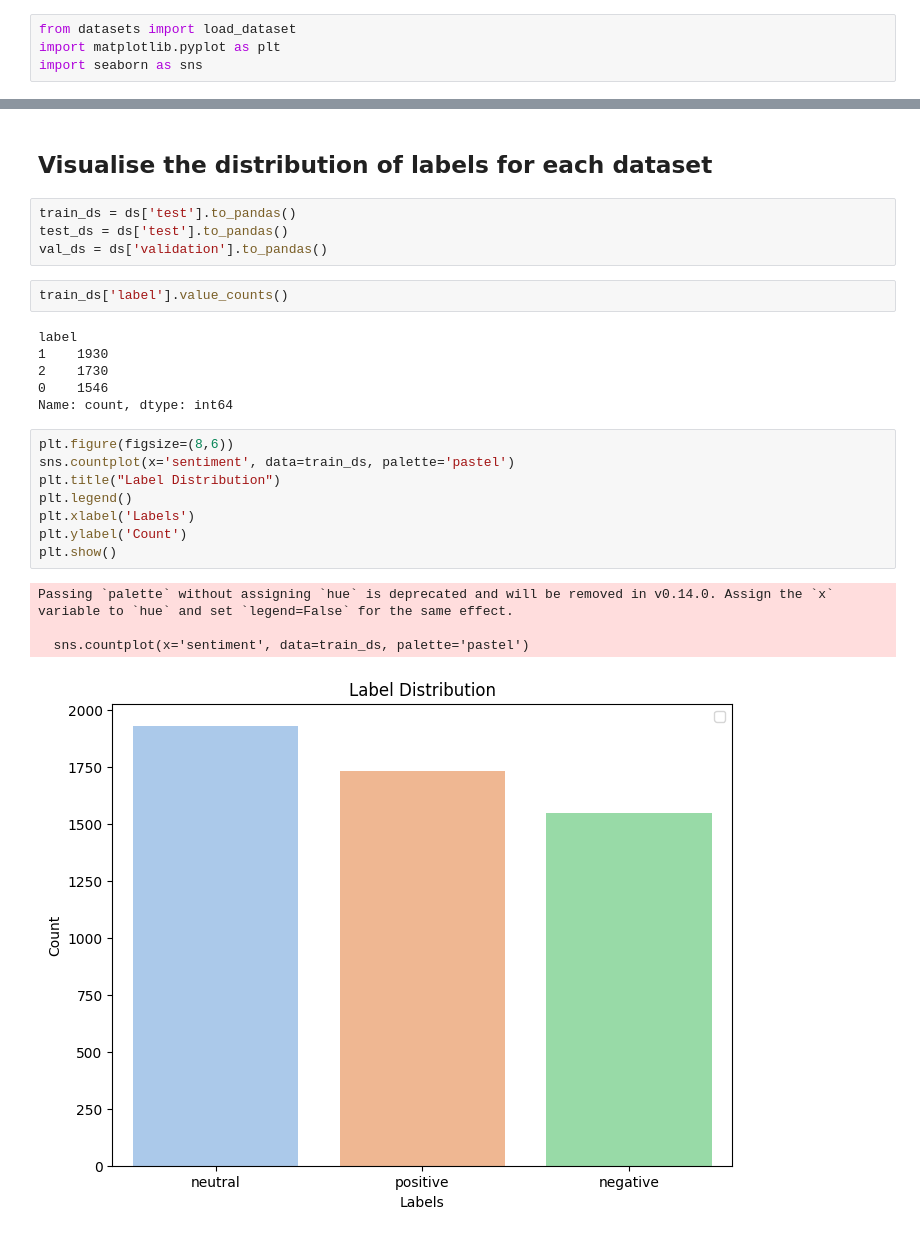
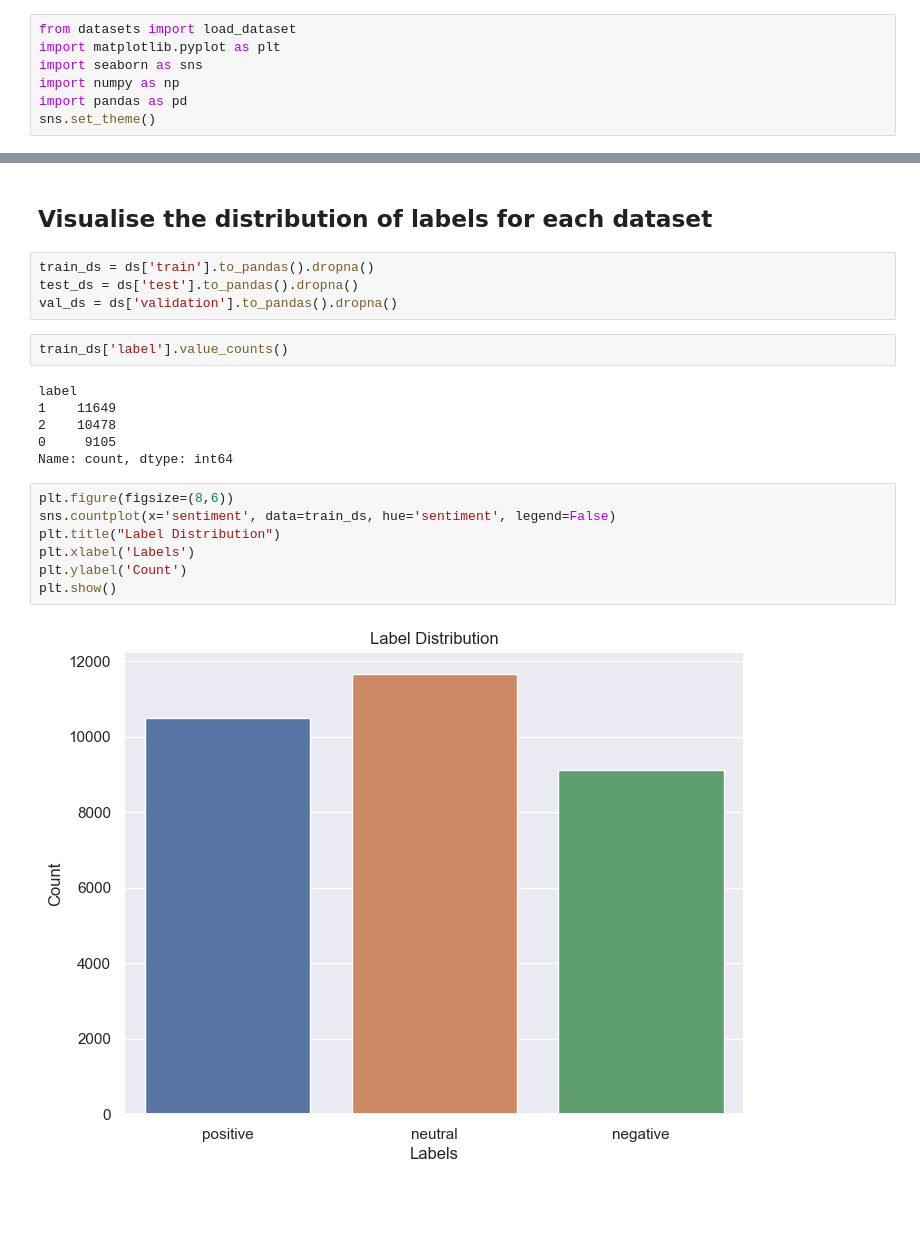
Before and after one commit to yuhuicaoo/Sentiment-Analysis-Project, a Jupyter notebook: data_visualisation.ipynb, the cells around one changed output, grey strips where cells are left out. Saved outputs shown, nothing was run; the diff lists cells and outputs as text; blank space fills up the shorter version.

Commit message:
Update data_visualisation.ipynb
Completed data visualisations

```diff
--- a/data_visualisation.ipynb
+++ b/data_visualisation.ipynb
@@ -2,6 +2,9 @@
 from datasets import load_dataset
 import matplotlib.pyplot as plt
 import seaborn as sns
+import numpy as np
+import pandas as pd
+sns.set_theme()
 # %%
 ds = load_dataset("Sp1786/multiclass-sentiment-analysis-dataset")
 ds
@@ -52,27 +55,23 @@ ds['test'].to_pandas().head()
 # %% [markdown]
 ## Visualise the distribution of labels for each dataset
 # %%
-train_ds = ds['test'].to_pandas()
-test_ds = ds['test'].to_pandas()
-val_ds = ds['validation'].to_pandas()
+train_ds = ds['train'].to_pandas().dropna()
+test_ds = ds['test'].to_pandas().dropna()
+val_ds = ds['validation'].to_pandas().dropna()
 # %%
 train_ds['label'].value_counts()
 # %% [output]
 label
-1    1930
-2    1730
-0    1546
+1    11649
+2    10478
+0     9105
 Name: count, dtype: int64
 # %%
 plt.figure(figsize=(8,6))
-sns.countplot(x='sentiment', data=train_ds, palette='pastel')
+sns.countplot(x='sentiment', data=train_ds, hue='sentiment', legend=False)
 plt.title("Label Distribution")
-plt.legend()
 plt.xlabel('Labels')
 plt.ylabel('Count')
 plt.show()
 # %% [output]
-Passing `palette` without assigning `hue` is deprecated and will be removed in v0.14.0. Assign the `x` variable to `hue` and set `legend=False` for the same effect.
-
-  sns.countplot(x='sentiment', data=train_ds, palette='pastel')
-[figure, old version]
+[figure, new version]
```
Also changed, not shown: parts of 20 cells of this notebook.
